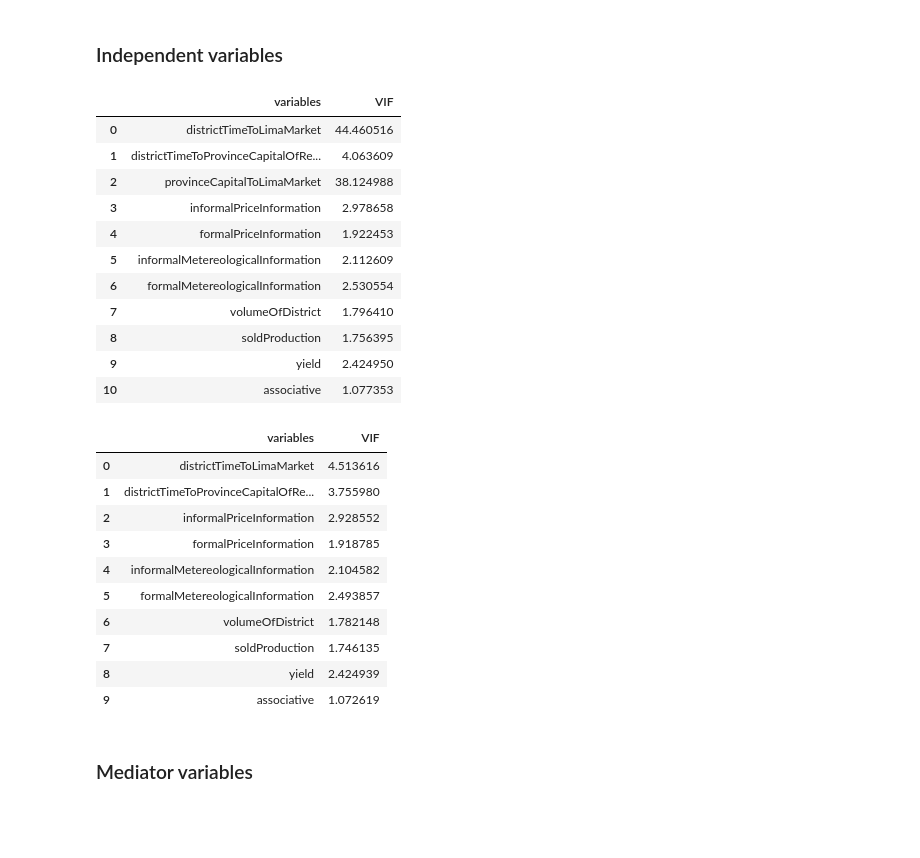
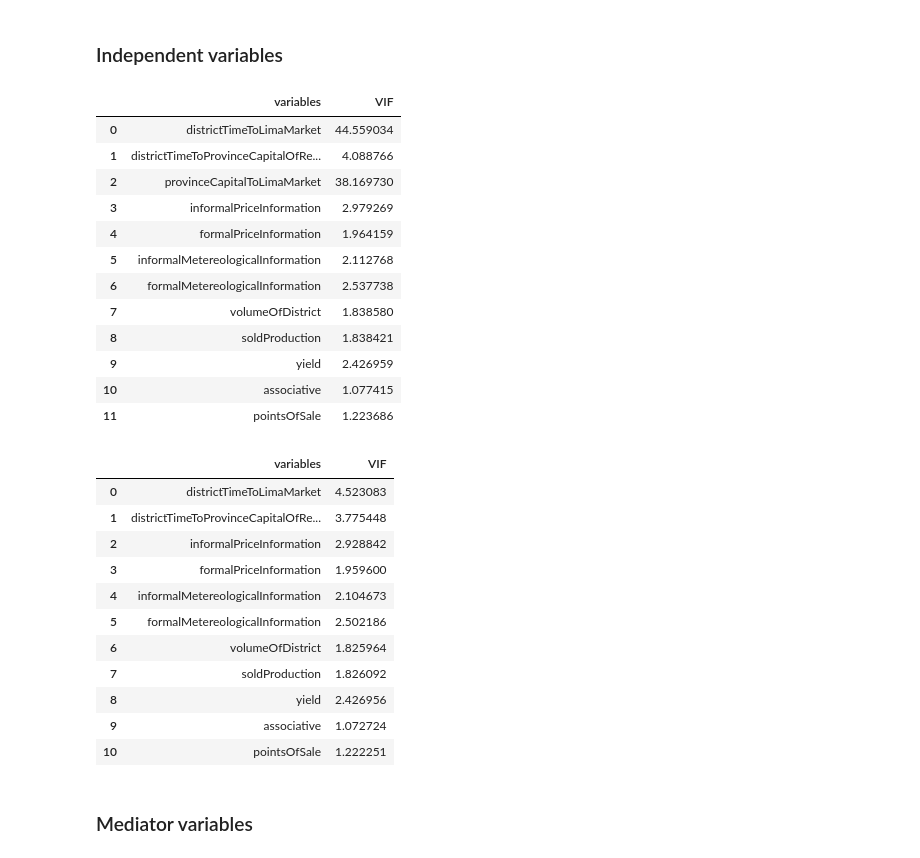
Before and after one commit to mariagnoriegag/ThesisOfPeruvianAgricultureFactors, a Jupyter notebook: 05Model03.ipynb, the cells around one changed output. Drawn from its saved outputs; the diff is of its cells as text; code cells hidden in the pictures; blank space fills up the shorter version.

```diff
--- a/05Model03.ipynb
+++ b/05Model03.ipynb
@@ -86,36 +86,38 @@ variable_y = ["farmGatePricePerKg"]
 # %% [markdown]
 ### Independent variables
 # %%
-X = df[variables_x].iloc[:,:-1]
+X = df[variables_x]
 calc_vif(X)
 # %% [output]
 |  | variables | VIF |
-| 0 | districtTimeToLimaMarket | 44.460516 |
-| 1 | districtTimeToProvinceCapitalOfRe... | 4.063609 |
-| 2 | provinceCapitalToLimaMarket | 38.124988 |
-| 3 | informalPriceInformation | 2.978658 |
-| 4 | formalPriceInformation | 1.922453 |
-| 5 | informalMetereologicalInformation | 2.112609 |
-| 6 | formalMetereologicalInformation | 2.530554 |
-| 7 | volumeOfDistrict | 1.796410 |
-| 8 | soldProduction | 1.756395 |
-| 9 | yield | 2.424950 |
-| 10 | associative | 1.077353 |
+| 0 | districtTimeToLimaMarket | 44.559034 |
+| 1 | districtTimeToProvinceCapitalOfRe... | 4.088766 |
+| 2 | provinceCapitalToLimaMarket | 38.169730 |
+| 3 | informalPriceInformation | 2.979269 |
+| 4 | formalPriceInformation | 1.964159 |
+| 5 | informalMetereologicalInformation | 2.112768 |
+| 6 | formalMetereologicalInformation | 2.537738 |
+| 7 | volumeOfDistrict | 1.838580 |
+| 8 | soldProduction | 1.838421 |
+| 9 | yield | 2.426959 |
+| 10 | associative | 1.077415 |
+| 11 | pointsOfSale | 1.223686 |
 # %%
-X = df[variables_x].drop(["provinceCapitalToLimaMarket", "pointsOfSale"],axis=1)
+X = df[variables_x].drop(["provinceCapitalToLimaMarket"],axis=1)
 calc_vif(X)
 # %% [output]
 |  | variables | VIF |
-| 0 | districtTimeToLimaMarket | 4.513616 |
-| 1 | districtTimeToProvinceCapitalOfRe... | 3.755980 |
-| 2 | informalPriceInformation | 2.928552 |
-| 3 | formalPriceInformation | 1.918785 |
-| 4 | informalMetereologicalInformation | 2.104582 |
-| 5 | formalMetereologicalInformation | 2.493857 |
-| 6 | volumeOfDistrict | 1.782148 |
-| 7 | soldProduction | 1.746135 |
-| 8 | yield | 2.424939 |
-| 9 | associative | 1.072619 |
+| 0 | districtTimeToLimaMarket | 4.523083 |
+| 1 | districtTimeToProvinceCapitalOfRe... | 3.775448 |
+| 2 | informalPriceInformation | 2.928842 |
+| 3 | formalPriceInformation | 1.959600 |
+| 4 | informalMetereologicalInformation | 2.104673 |
+| 5 | formalMetereologicalInformation | 2.502186 |
+| 6 | volumeOfDistrict | 1.825964 |
+| 7 | soldProduction | 1.826092 |
+| 8 | yield | 2.426956 |
+| 9 | associative | 1.072724 |
+| 10 | pointsOfSale | 1.222251 |
 # %% [markdown]
 ### Mediator variables
 # %%
```
Also changed, not shown: 6 other files.
